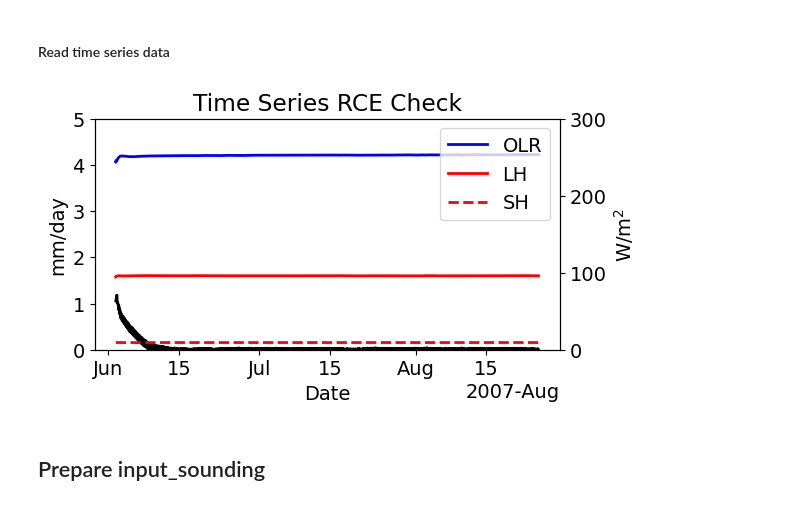
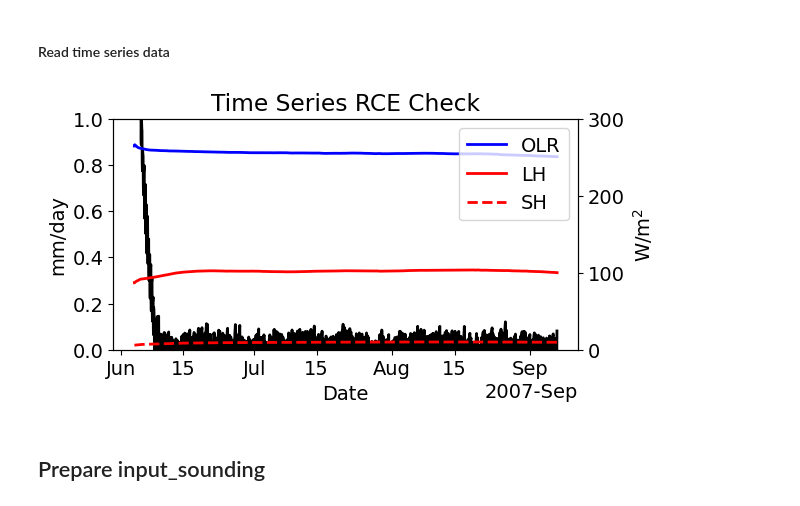
Before and after one commit to jhruppert/wrf-ideal-crf, a Jupyter notebook: python/rce_prof_tser.ipynb, the cells around one changed output. Cells and saved outputs as stored; diff of their text form; code cells hidden in the pictures.

```diff
--- a/python/rce_prof_tser.ipynb
+++ b/python/rce_prof_tser.ipynb
@@ -48,8 +52,8 @@ write_input_sounding = False
 test_input_sounding = 'smalldom'
 # %%
 # Which test to process/analyze
-# test_process = "smalldom"
-test_process = "ctl"
+test_process = "smalldom"
+# test_process = "ctl"
 
 # Small domain model time specs
 # npd = 24 # time steps per day
@@ -67,15 +71,15 @@ sst=300 # K: the prescribed SST for the model simulation, which goes into 'input
 # %% [markdown]
 #### Directories and model output files
 # %%
-# wrfdir = "/glade/derecho/scratch/ruppert/wrf-ideal/"+test_process+"/"
-wrfdir = "/glade/campaign/univ/uokl0049/ideal/largedom2/"+test_process+"/"
-workdir = "/glade/work/ruppert/wrf-ideal/"
+scdir = "/glade/derecho/scratch/ruppert/wrf-ideal/"
+wrfdir = scdir+test_process+"/"
+workdir = "/glade/work/ruppert/wrf-ideal-crf/"
 wrftag = "wrfout_d01"
 
 figdir = "/glade/u/home/ruppert/figures/wrf-ideal/"
 
 wrffiles = get_wrf_file_list(wrfdir, wrftag)
-lat, lon, nx1, nx2, nz = wrf_dims(wrffiles[0])
+lat, lon, nx1, nx2, nz, dummy = wrf_dims(wrffiles[0])
 # %% [markdown]
 ## Domain-mean time series
 # %% [markdown]
@@ -84,7 +88,7 @@ lat, lon, nx1, nx2, nz = wrf_dims(wrffiles[0])
 varname_str = 'RAINNC,OLR,HFX,LH '
 operation_str1 = 'cdo mergetime'
 operation_str2 = ' -fldavg -selname,'+varname_str
-timeseries_file = " "+workdir+'python/'+test_process+'_2d_timeseries.nc'
+timeseries_file = " "+workdir+'python/netcdf/'+test_process+'_2d_timeseries.nc'
 
 # Create string array of file-specific commands
 if do_cdo_2d:
@@ -96,20 +100,16 @@ if do_cdo_2d:
     cdo_line_merged = " ".join(cdo_line)
 
     # Run CDO command
+    # First remove file if it exists
+    process = subprocess.Popen(['rm -f '+timeseries_file], shell=True, stdout=subprocess.PIPE, universal_newlines=True)
     process = subprocess.Popen([cdo_line_merged+timeseries_file], shell=True, stdout=subprocess.PIPE, universal_newlines=True)
-    lines = process.stdout.readlines()
-    for iline in lines:
-        print(iline)
+    # lines = process.stdout.readlines()
+    # for iline in lines:
+    #     print(iline)
 # %% [markdown]
 #### Read time series data
 # %%
 def plot_time_series(rain_ts, olr_ts, lh_ts, sh_ts, times):
-
-        font = {'family' : 'sans-serif',
-                'weight' : 'normal',
-                'size'   : 14}
-
-        rc('font', **font)
 
         # Use Pandas to smooth via running mean
         def smooth_tser(invar, nsmooth=3):
@@ -134,7 +134,7 @@ def plot_time_series(rain_ts, olr_ts, lh_ts, sh_ts, times):
         ax1.set_xlabel('Date')
 
         ax1.set_ylabel('mm/day')
-        ax1.set_ylim(0,5)
+        ax1.set_ylim(0,1)
 
         ax1.plot(times, rain_sm, linewidth=2, label='Rain rate', color='black', linestyle='solid')
 
@@ -156,34 +156,38 @@ def plot_time_series(rain_ts, olr_ts, lh_ts, sh_ts, times):
 # %%
 if do_plot_tser:
 
-    # def get_dims_files(wrffile):
     wrffile_read = Dataset(timeseries_file)
+
+    # Read in sfc fluxes
+    for ifile in wrffiles[0:1]:
+        ds = Dataset(ifile)
+        hfx = getvar(ds, 'HFX', timeidx=ALL_TIMES)
 
     # General specs
     nt_ts = wrffile_read.dimensions['XTIME'].size
     times = np.squeeze(wrffile_read.variables['XTIME']) # minutes since model start
     # time_days = times/60/24 # days
     time_0 = np.datetime64('2007-06-01T00:00', 'm')
     times = time_0+times.astype('timedelta64[m]')
 
     # Read in variables
 
     rainnc = np.squeeze(wrffile_read.variables['RAINNC']) # accumulated rain, mm
     olr_ts = np.squeeze(wrffile_read.variables['OLR']) # W/m2
     sh_ts = np.squeeze(wrffile_read.variables['HFX']) # W/m2
     lh_ts = np.squeeze(wrffile_read.variables['LH']) # W/m2
 
     wrffile_read.close()
 
     # Rain rate as centered difference
     rain_ts=np.zeros(nt_ts)
     rain_ts[1:nt_ts-2] = (rainnc[2:nt_ts-1] - rainnc[0:nt_ts-3])*0.5
     rain_ts[[0,nt_ts-1]] = np.nan
     rain_ts *= npd # mm/output_dt --> mm/day
 
     plot_time_series(rain_ts, olr_ts, lh_ts, sh_ts, times)
 # %% [output]
-[figure, old version]
+[figure, new version]
 # %% [markdown]
 ## Prepare input_sounding
 # %% [markdown]
```
Also changed, not shown: parts of 4 cells of this notebook, 14 other files.
